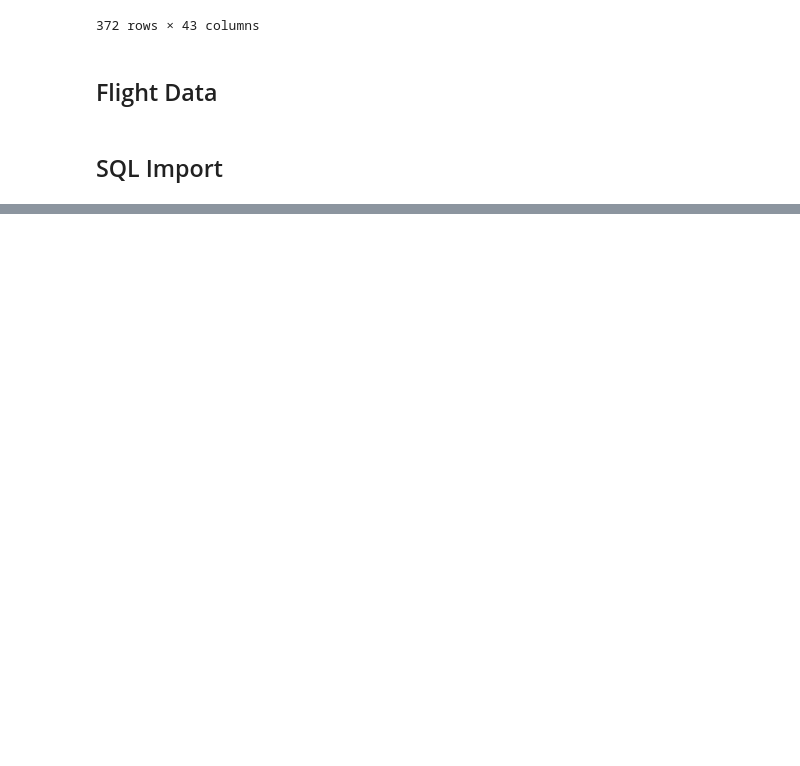
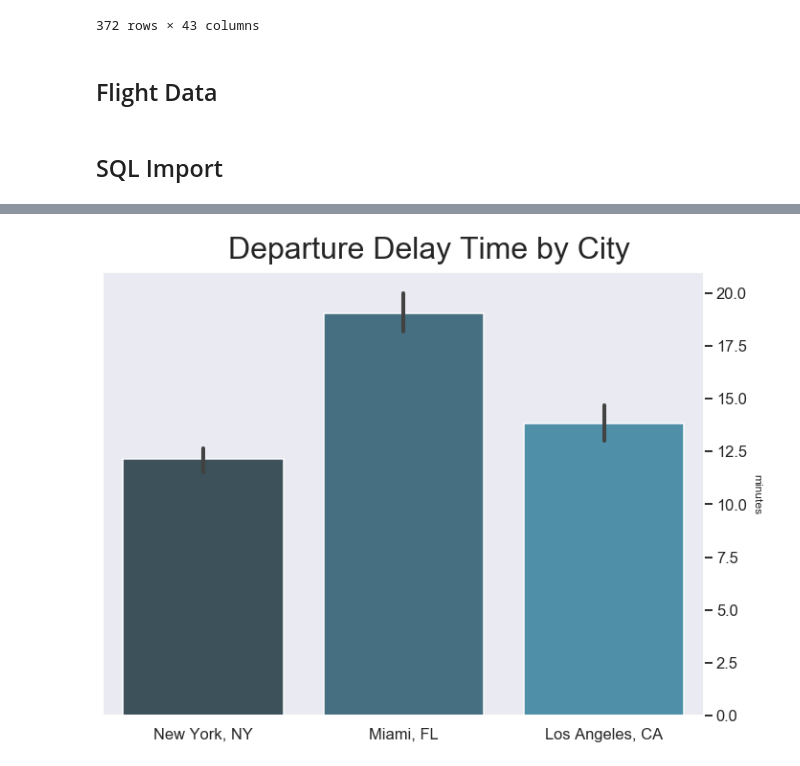
Before and after one commit to rweng18/aqi_project, a Jupyter notebook: wip_michael.ipynb, the cells around one changed output, grey strips where cells are left out. Saved outputs shown, nothing was run; the diff lists cells and outputs as text; code cells hidden in the pictures; blank space fills up the shorter version.

Commit message:
visualizations

```diff
--- a/wip_michael.ipynb
+++ b/wip_michael.ipynb
@@ -223,0 +229,8 @@ cnx.close()
+# %%
+cursor.execute('''SELECT * FROM FLIGHTS.FLIGHTS''')
+flights_data = cursor.fetchall()
+flights_df = pd.DataFrame(flights_data)
+flights_df.shape
+
+field_names = [i[0] for i in cursor.description]
+flights_df.columns = field_names
@@ -223,0 +267,15 @@ cnx.close()
+# %%
+sns.set(style='dark', context='talk')
+palette = sns.color_palette("GnBu_d")
+
+f, ax = plt.subplots(figsize=(10,8))
+f.suptitle('Departure Delay Time by City', ha='center', fontsize=32)
+ax = sns.barplot(x='origin_city', y='dep_delay', data=flights_df, palette=palette)
+ax.set_xlabel('')
+ax.set_ylabel('minutes', rotation=270, fontsize=12)
+ax.yaxis.set_label_position('right')
+ax.yaxis.set_label_coords(1.095, 0.5)
+ax.yaxis.tick_right()
+f.tight_layout(rect=[0, 0.03, 1, 0.95])
+# %% [output]
+[figure, added]
```
Also changed, not shown: parts of 10 cells of this notebook, 1 other file.
